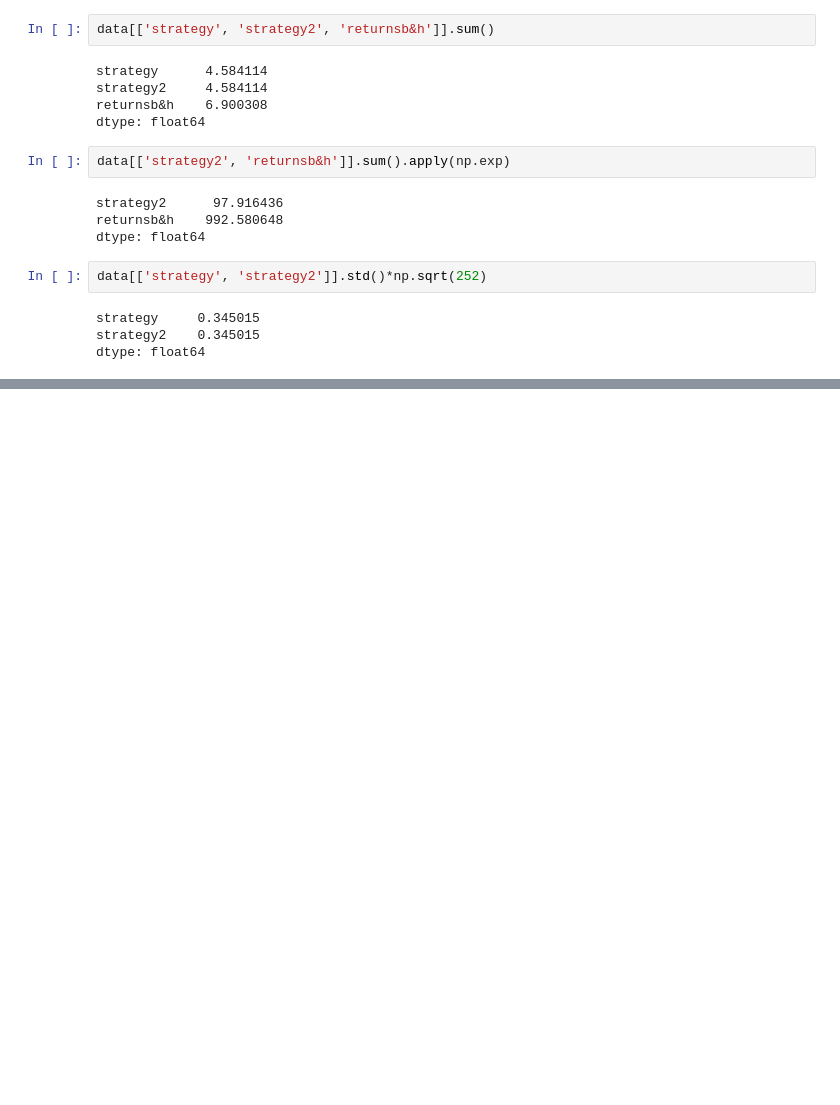
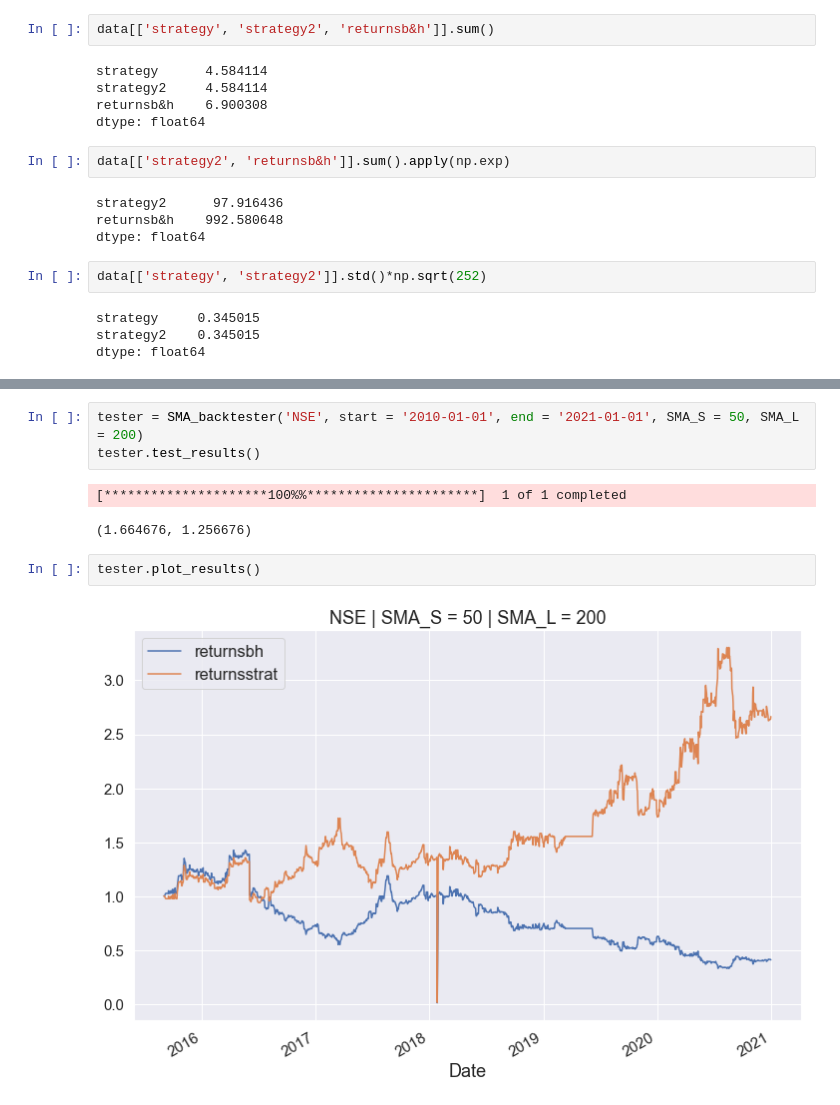
Before and after one commit to Stoic-Angel/QuantShit, a Jupyter notebook: AlgoTradingIntro.ipynb, the cells around one changed output, grey strips where cells are left out. Drawn from its saved outputs; the diff is of its cells as text; blank space fills up the shorter version.

Commit message:
Backtest using custom class

```diff
--- a/AlgoTradingIntro.ipynb
+++ b/AlgoTradingIntro.ipynb
@@ -906,0 +971,10 @@ dtype: float64
+# %%
+tester = SMA_backtester('NSE', start = '2010-01-01', end = '2021-01-01', SMA_S = 50, SMA_L = 200)
+tester.test_results()
+# %% [output]
+[*********************100%%**********************]  1 of 1 completed
+(1.664676, 1.256676)
+# %%
+tester.plot_results()
+# %% [output]
+[figure, added]
```
Also changed, not shown: parts of 6 cells of this notebook.
